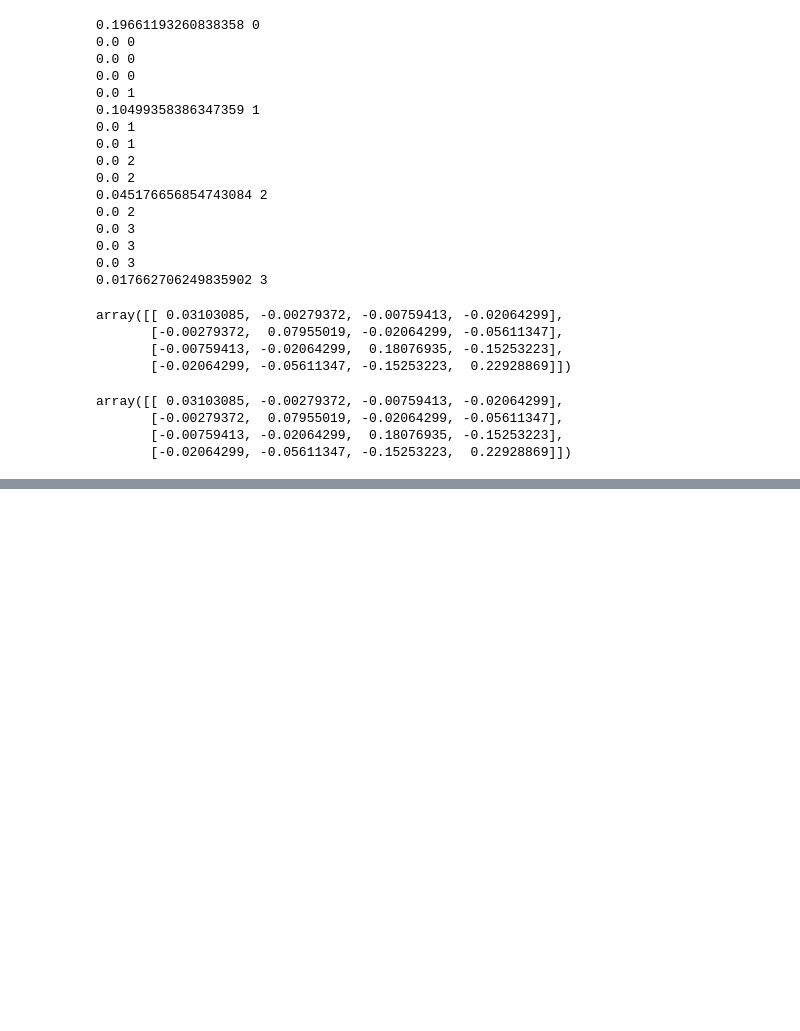
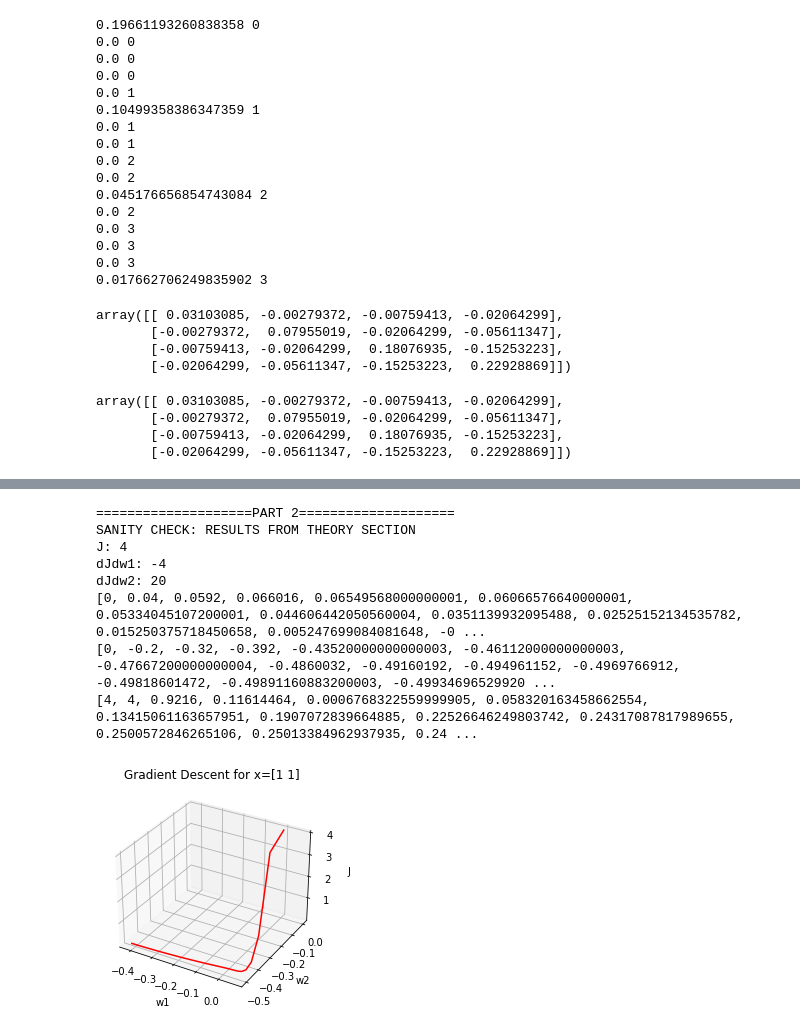
Before and after one commit to whood23/CS615, a Jupyter notebook: Assignment_3/Codes/A3_02_07_2022.ipynb, the cells around one changed output, grey strips where cells are left out. Saved outputs shown, nothing was run; the diff lists cells and outputs as text; code cells hidden in the pictures; blank space fills up the shorter version.

```diff
--- a/Assignment_3/Codes/A3_02_07_2022.ipynb
+++ b/Assignment_3/Codes/A3_02_07_2022.ipynb
@@ -192,0 +340,13 @@ array([[ 0.03103085, -0.00279372, -0.00759413, -0.02064299],
+# %%
+a = Assignment3Part2()
+a.run_all()
+# %% [output]
+====================PART 2====================
+SANITY CHECK: RESULTS FROM THEORY SECTION
+J: 4
+dJdw1: -4
+dJdw2: 20
+[0, 0.04, 0.0592, 0.066016, 0.06549568000000001, 0.06066576640000001, 0.05334045107200001, 0.044606442050560004, 0.0351139932095488, 0.02525152134535782, 0.015250375718450658, 0.005247699084081648, -0 ...
+[0, -0.2, -0.32, -0.392, -0.43520000000000003, -0.46112000000000003, -0.47667200000000004, -0.4860032, -0.49160192, -0.494961152, -0.4969766912, -0.49818601472, -0.49891160883200003, -0.49934696529920 ...
+[4, 4, 0.9216, 0.11614464, 0.0006768322559999905, 0.058320163458662554, 0.13415061163657951, 0.1907072839664885, 0.22526646249803742, 0.24317087817989655, 0.2500572846265106, 0.25013384962937935, 0.24 ...
+[figure, added]
```
Also changed, not shown: parts of 6 cells of this notebook, 1 other file.
